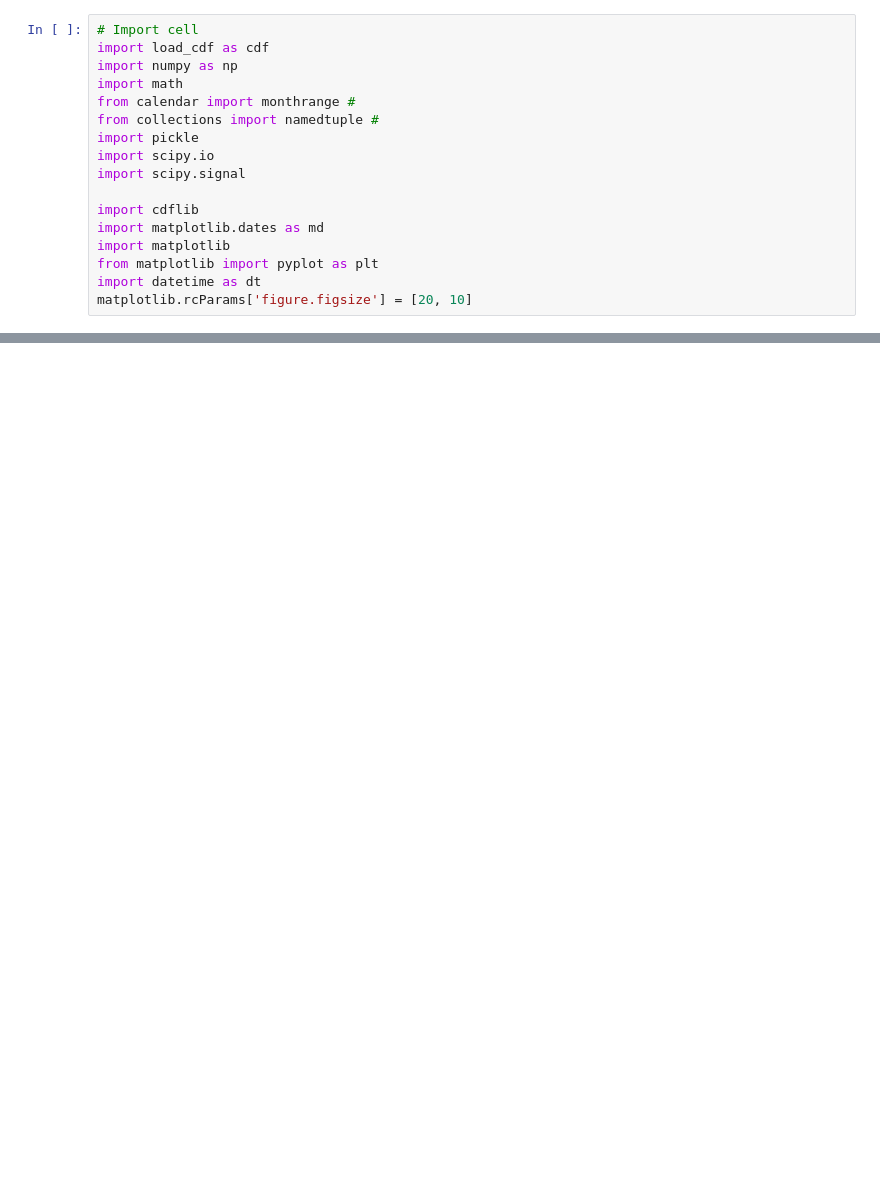
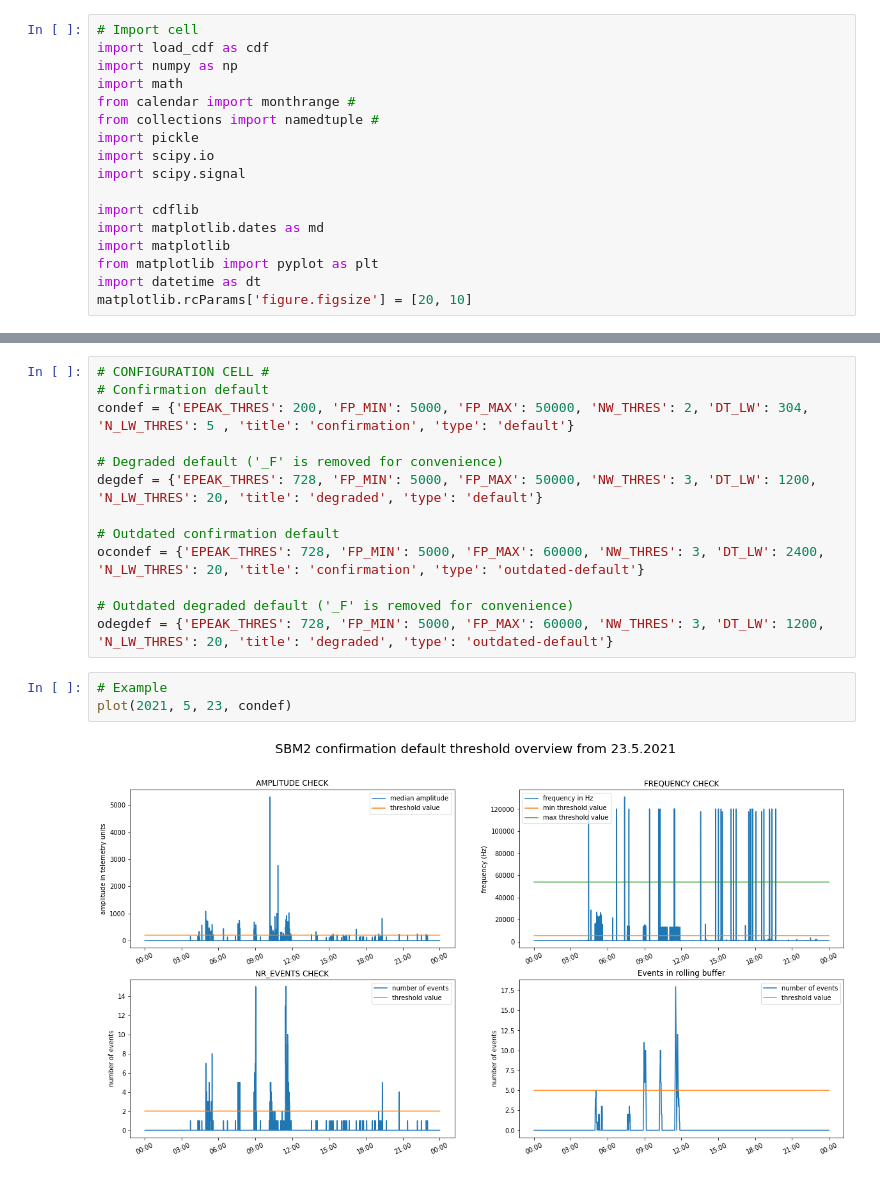
Before and after one commit to formanet415/SBM2-detection, a Jupyter notebook: Single day plotter.ipynb, the cells around one changed output, grey strips where cells are left out. Cells and saved outputs as stored; diff of their text form; blank space fills up the shorter version.

```diff
--- a/Single day plotter.ipynb
+++ b/Single day plotter.ipynb
@@ -165,0 +158,18 @@ plt.savefig('Single day plots/%04d%02d%02d_%s_%s_overview.png' % (time[0].year,
+# %%
+# CONFIGURATION CELL #
+# Confirmation default
+condef = {'EPEAK_THRES': 200, 'FP_MIN': 5000, 'FP_MAX': 50000, 'NW_THRES': 2, 'DT_LW': 304,  'N_LW_THRES': 5 , 'title': 'confirmation', 'type': 'default'}
+
+# Degraded default ('_F' is removed for convenience)
+degdef = {'EPEAK_THRES': 728, 'FP_MIN': 5000, 'FP_MAX': 50000, 'NW_THRES': 3, 'DT_LW': 1200, 'N_LW_THRES': 20, 'title': 'degraded', 'type': 'default'}
+
+# Outdated confirmation default
+ocondef = {'EPEAK_THRES': 728, 'FP_MIN': 5000, 'FP_MAX': 60000, 'NW_THRES': 3, 'DT_LW': 2400, 'N_LW_THRES': 20, 'title': 'confirmation', 'type': 'outdated-default'}
+
+# Outdated degraded default ('_F' is removed for convenience)
+odegdef = {'EPEAK_THRES': 728, 'FP_MIN': 5000, 'FP_MAX': 60000, 'NW_THRES': 3, 'DT_LW': 1200, 'N_LW_THRES': 20, 'title': 'degraded', 'type': 'outdated-default'}
+# %%
+# Example
+plot(2021, 5, 23, condef)
+# %% [output]
+[figure, added]
```
Also changed, not shown: parts of 15 cells of this notebook, 1 other file.
